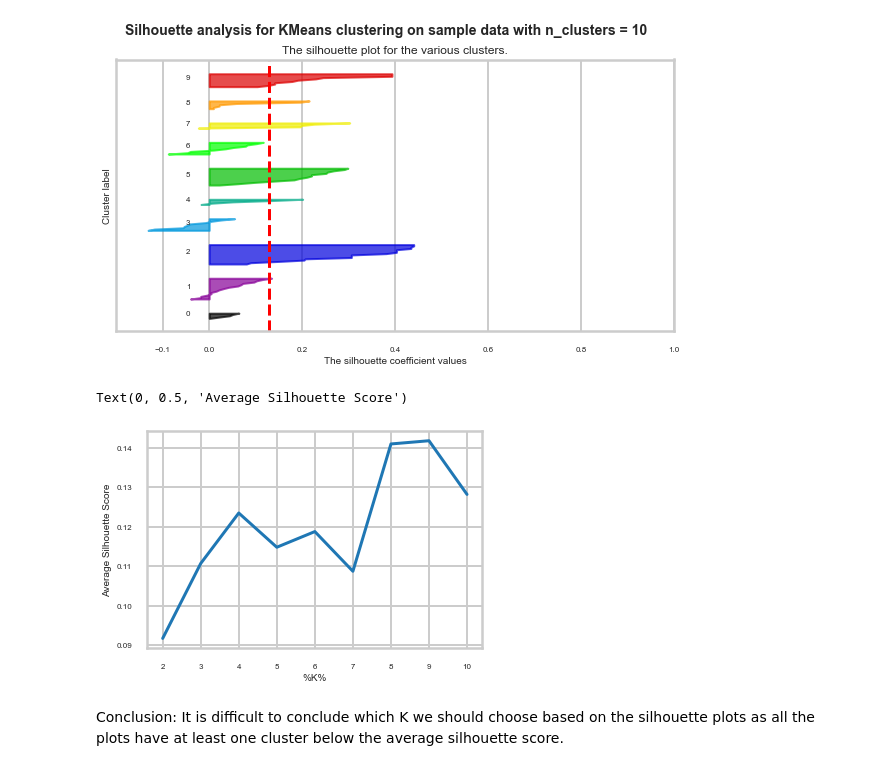
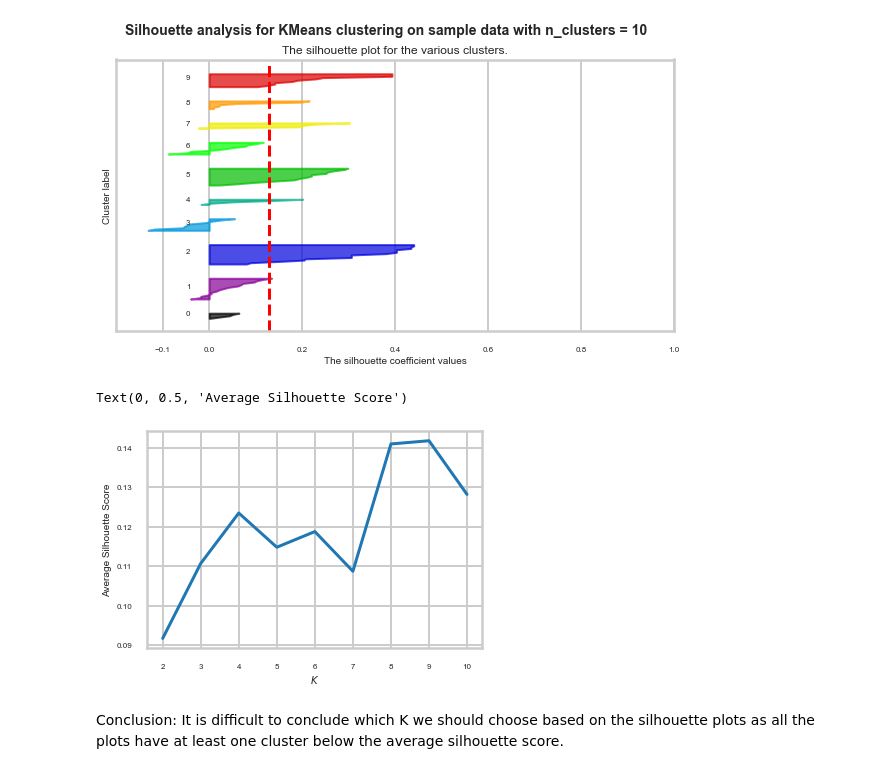
Before and after one commit to mhahm/Unsupervised_Learning, a Jupyter notebook: K-Means clustering/Clustering Case Study - Customer Segmentation with K-Means - Tier 3.ipynb, the cells around one changed output. Cells and saved outputs as stored; diff of their text form; code cells hidden in the pictures.

```diff
--- a/K-Means clustering/Clustering Case Study - Customer Segmentation with K-Means - Tier 3.ipynb
+++ b/K-Means clustering/Clustering Case Study - Customer Segmentation with K-Means - Tier 3.ipynb
@@ -356,11 +354,11 @@ For n_clusters = 10 The average silhouette_score is : 0.12819851045484193
 [figure]
 # %%
 plt.plot(Krange, avg_silhouette_scores)
-plt.xlabel("%K%")
+plt.xlabel("$K$")
 plt.ylabel('Average Silhouette Score')
 # %% [output]
 Text(0, 0.5, 'Average Silhouette Score')
-[figure, old version]
+[figure, new version]
 # %% [markdown]
 Conclusion:
 It is difficult to conclude which K we should choose based on the silhouette plots as all the plots have at least one cluster below the average silhouette score.
```
Also changed, not shown: parts of 16 cells of this notebook.
